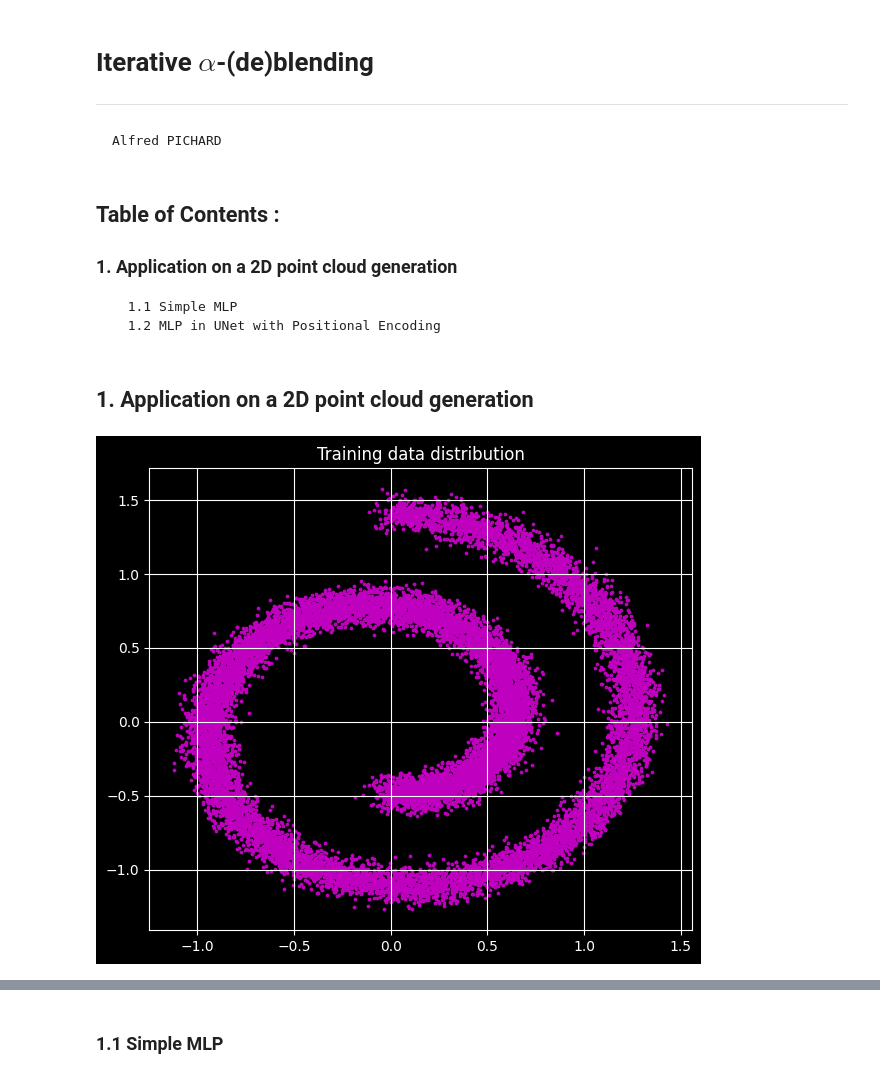
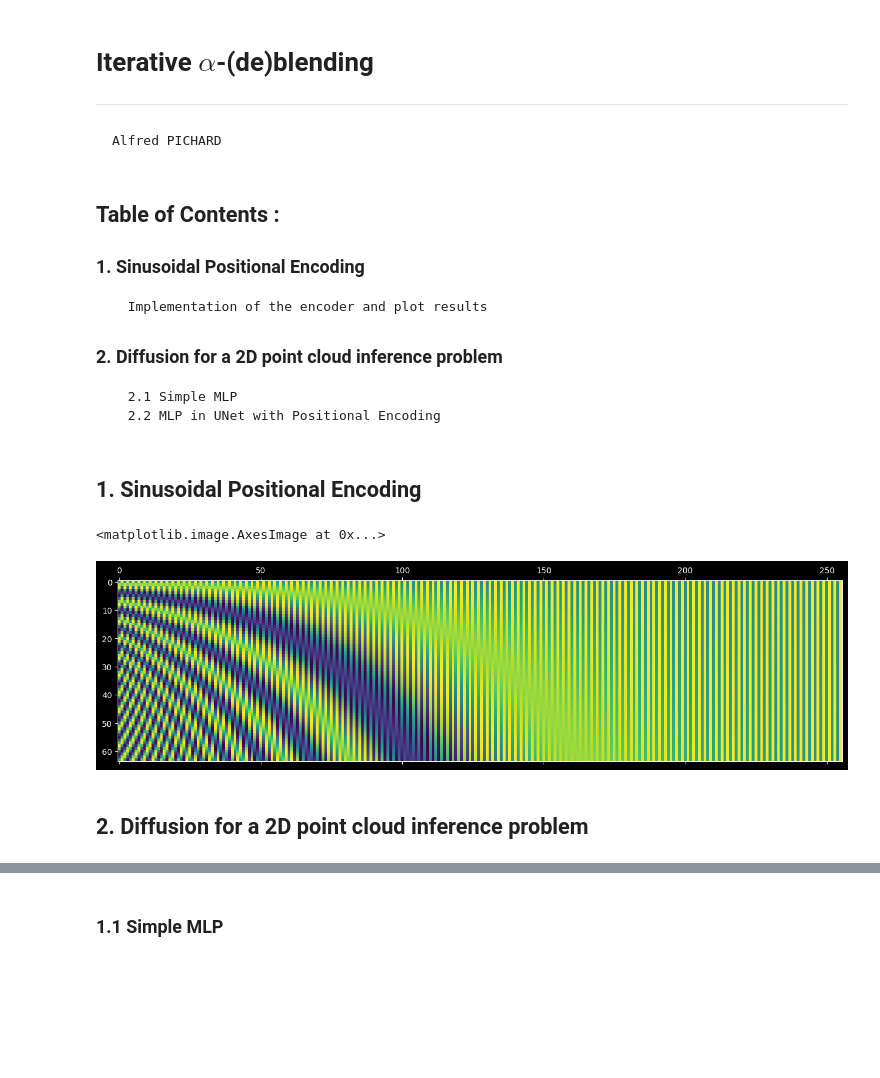
Before and after one commit to AlfredPichard/LADMG, a Jupyter notebook: introduction_notebooks/pichard_alfred/alpha_(de)blending.ipynb, the cells around one changed output, grey strips where cells are left out. Cells and saved outputs as stored; diff of their text form; code cells hidden in the pictures; blank space fills up the shorter version.

```diff
--- a/introduction_notebooks/pichard_alfred/alpha_(de)blending.ipynb
+++ b/introduction_notebooks/pichard_alfred/alpha_(de)blending.ipynb
@@ -4,9 +4,11 @@
     Alfred PICHARD
 # %% [markdown]
 ## Table of Contents :
-### 1. Application on a 2D point cloud generation
-      1.1 Simple MLP
-      1.2 MLP in UNet with Positional Encoding
+### 1. Sinusoidal Positional Encoding
+      Implementation of the encoder and plot results
+### 2. Diffusion for a 2D point cloud inference problem
+      2.1 Simple MLP
+      2.2 MLP in UNet with Positional Encoding
 # %%
 ### IMOPRTS
 %matplotlib inline
@@ -26,17 +26,29 @@ device = torch.device("cuda" if torch.cuda.is_available() else "cpu")
+# %% [markdown]
+## 1. Sinusoidal Positional Encoding
+# %%
+class SinusoidalPositionalEncoder(nn.Module):
+    def __init__(self, d_model, max_length=10000):
+        super().__init__()
+        self.d_model = d_model
+        self.max_length = max_length
+
+    def forward(self, x):
+        pe = torch.zeros(self.max_length, self.d_model)
+        position = torch.arange(0, self.max_length).unsqueeze(1).float()
+        omega = torch.exp((torch.arange(0, self.d_model, 2, dtype=torch.float) * -(np.log(1000.0) / self.d_model)))
+        pe[:, 0::2] = torch.sin(position * omega)
+        pe[:, 1::2] = torch.cos(position * omega)
+
+        x = pe[:x.size(0)]
+        return x
+# %%
+positional_encoder = SinusoidalPositionalEncoder(d_model=256)
+tensor = torch.ones(64, 256)
+
+output = positional_encoder(tensor)
+plt.matshow(output)
+# %% [output]
+<matplotlib.image.AxesImage at 0x...>
+[figure, added]
 # %% [markdown]
-## 1. Application on a 2D point cloud generation
+## 2. Diffusion for a 2D point cloud inference problem
-# %%
-### Data preprocessing
-def sample_batch(size, noise=0.6):
-    x, _= make_swiss_roll(size, noise=noise)
-    return x[:, [0, 2]] / 10.0
-
-data = sample_batch(2**14).T
-
-plt.figure(figsize=(7, 6))
-plt.scatter(data[0], data[1], c='m', s=3)
-plt.grid()
-plt.title("Training data distribution")
-plt.show()
-# %% [output]
-[figure, removed]
```
Also changed, not shown: parts of 13 cells of this notebook.
